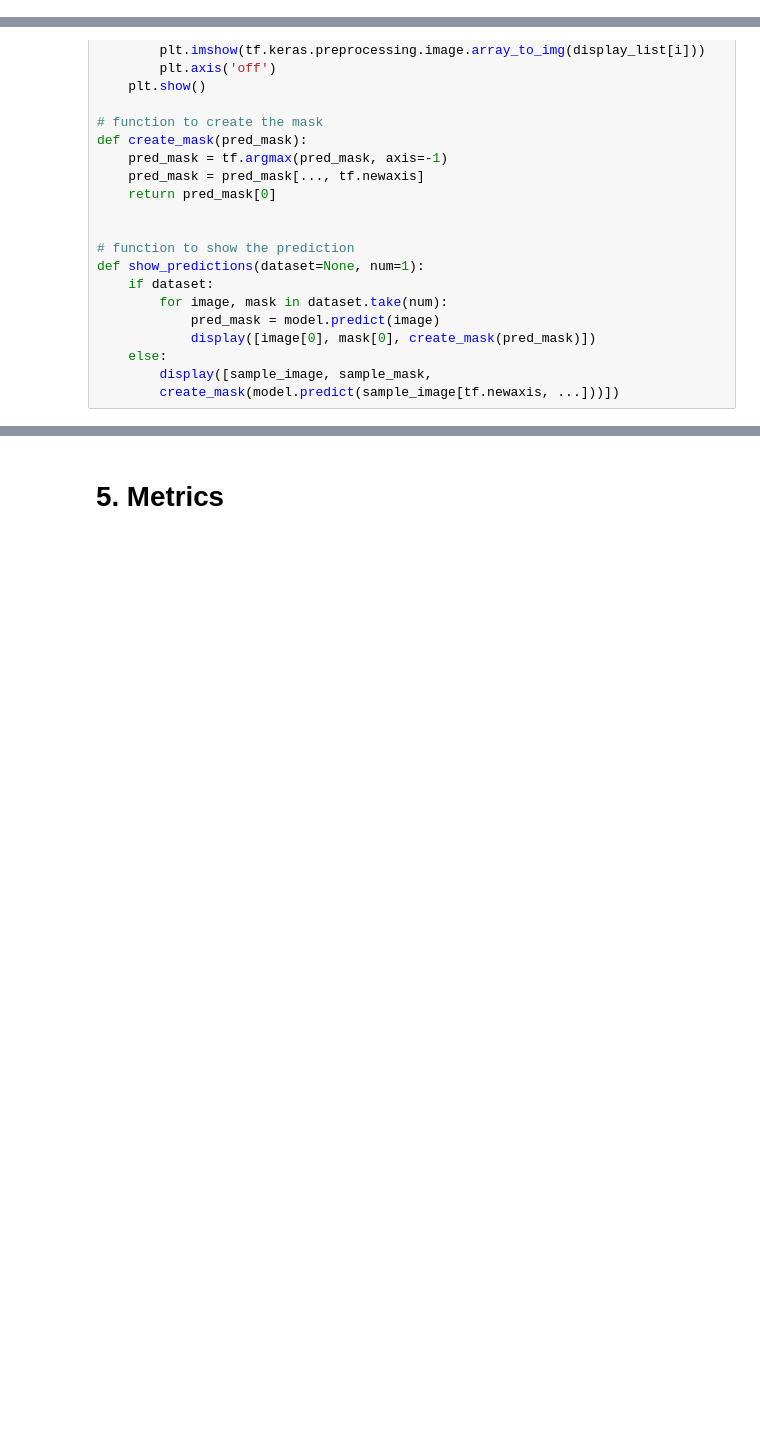
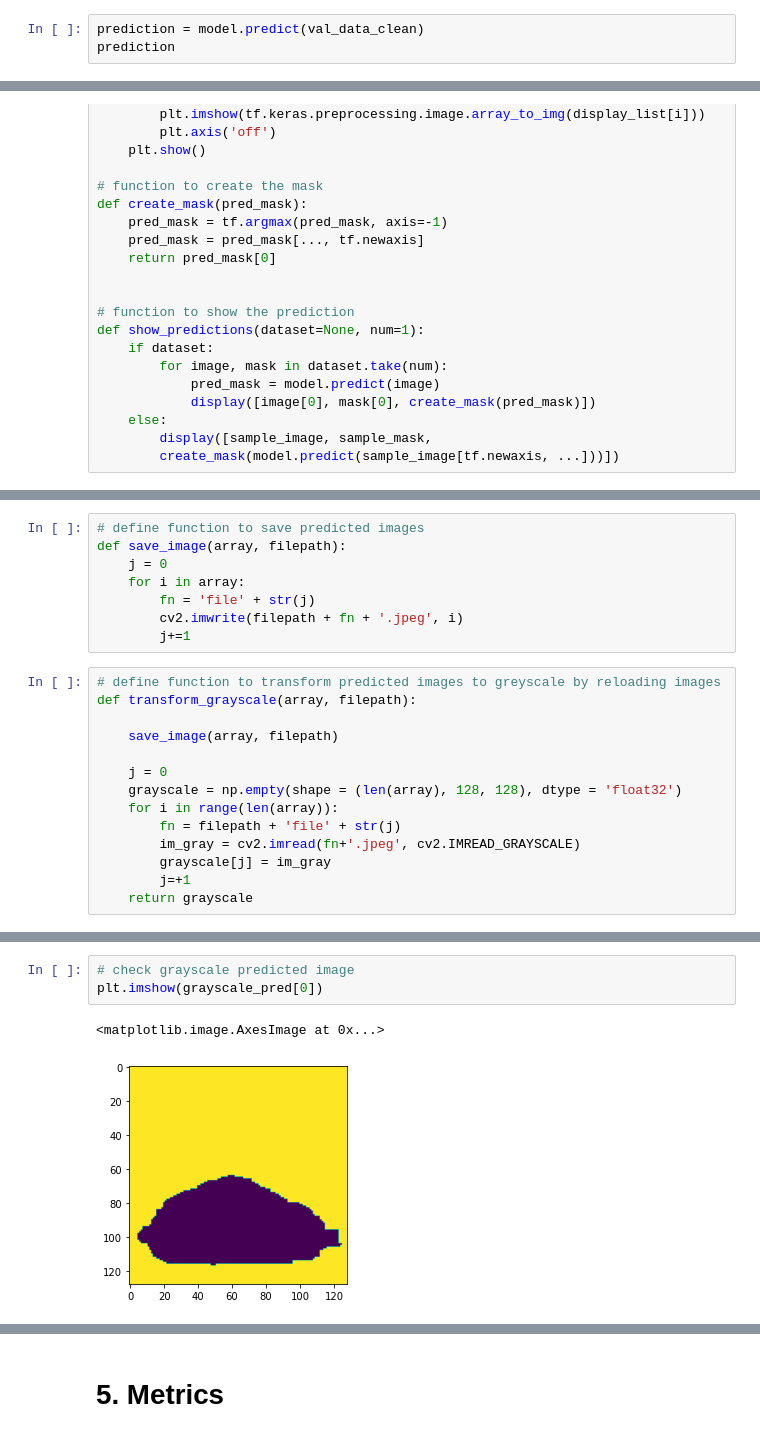
Before and after one commit to fidelianawar/W207-ML-Final, a Jupyter notebook: Fidelia_W207_Final_Project.ipynb, the cells around one changed output, grey strips where cells are left out. Drawn from its saved outputs; the diff is of its cells as text; blank space fills up the shorter version.

```diff
--- a/Fidelia_W207_Final_Project.ipynb
+++ b/Fidelia_W207_Final_Project.ipynb
@@ -613,3 +613,6 @@ model.evaluate(
 # %% [output]
 101/101 [==============================] - 103s 1s/step - loss: 0.0784 - binary_crossentropy: -11.8345
 [0.07840314507484436, -11.834543228149414]
+# %%
+prediction = model.predict(val_data_clean)
+prediction
@@ -689,0 +778,22 @@ WARNING:tensorflow:Learning rate reduction is conditioned on metric `val_loss` w
+# %%
+# define function to save predicted images
+def save_image(array, filepath):
+    j = 0
+    for i in array:
+        fn = 'file' + str(j)
+        cv2.imwrite(filepath + fn + '.jpeg', i)
+        j+=1
+# %%
+# define function to transform predicted images to greyscale by reloading images
+def transform_grayscale(array, filepath):
+
+    save_image(array, filepath)
+
+    j = 0
+    grayscale = np.empty(shape = (len(array), 128, 128), dtype = 'float32')
+    for i in range(len(array)):
+        fn = filepath + 'file' + str(j)
+        im_gray = cv2.imread(fn+'.jpeg', cv2.IMREAD_GRAYSCALE)
+        grayscale[j] = im_gray
+        j=+1
+    return grayscale
@@ -689,0 +840,6 @@ WARNING:tensorflow:Learning rate reduction is conditioned on metric `val_loss` w
+# %%
+# check grayscale predicted image
+plt.imshow(grayscale_pred[0])
+# %% [output]
+<matplotlib.image.AxesImage at 0x...>
+[figure, added]
```
Also changed, not shown: parts of 31 cells of this notebook.
